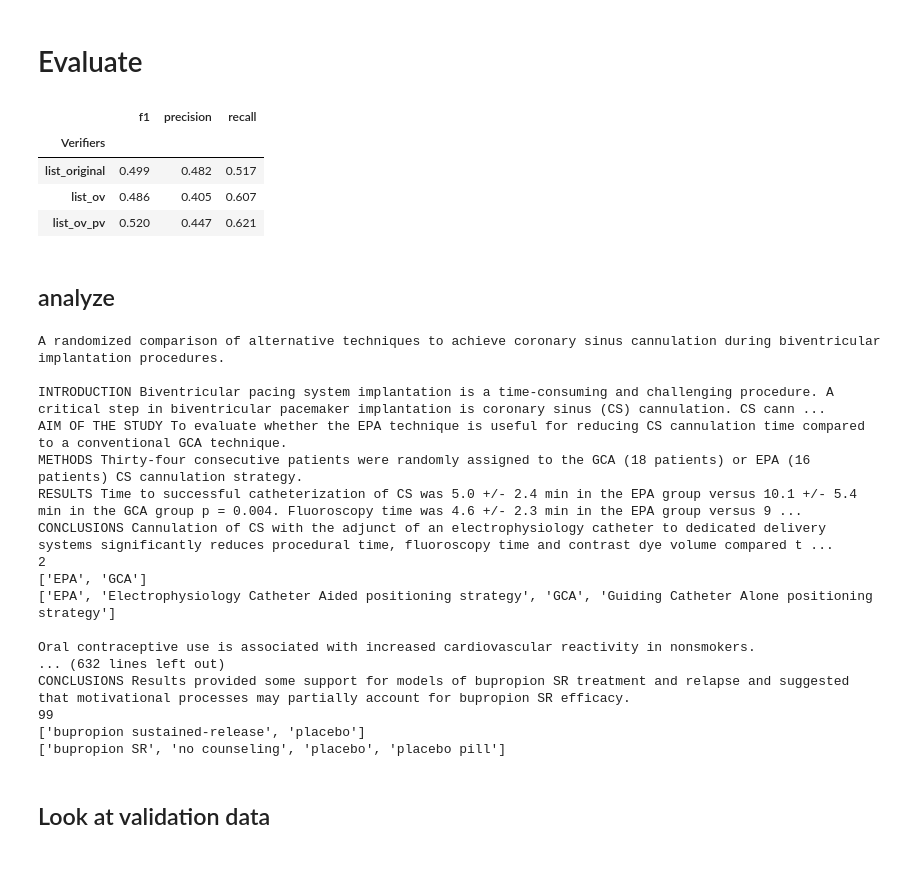
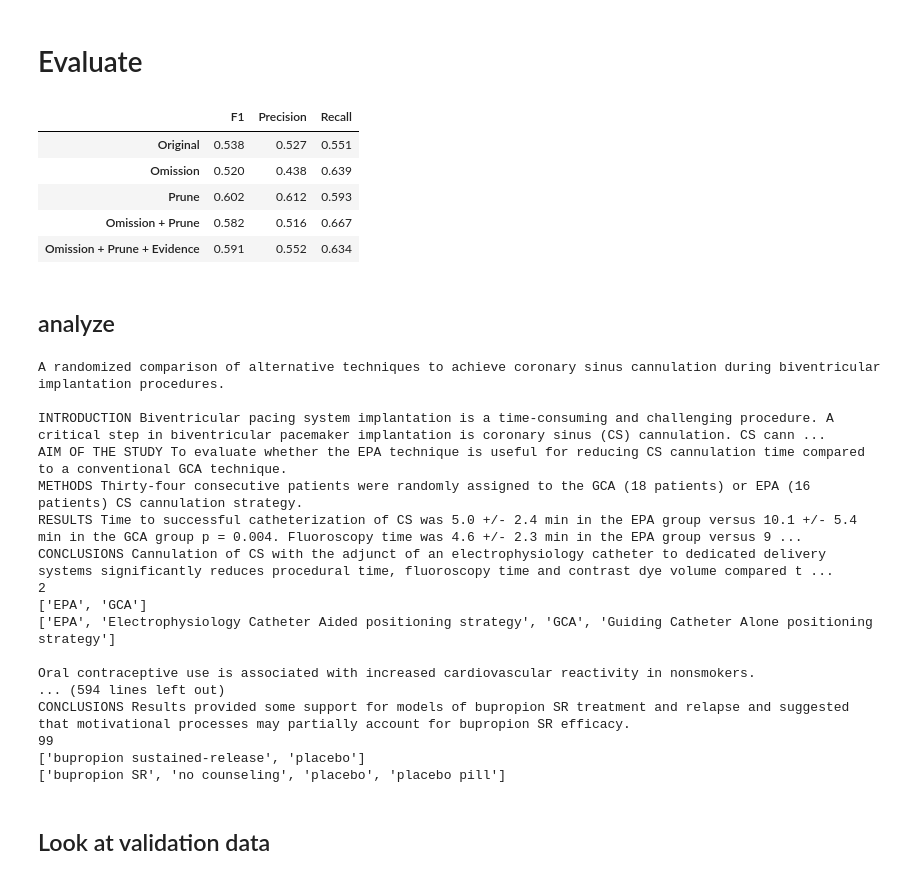
Before and after one commit to microsoft/clinical-self-verification, a Jupyter notebook: notebooks/02_ebm.ipynb, the cells around one changed output. Saved outputs shown, nothing was run; the diff lists cells and outputs as text; code cells hidden in the pictures.

```diff
--- a/notebooks/02_ebm.ipynb
+++ b/notebooks/02_ebm.ipynb
@@ -48,21 +48,20 @@ r["list_ov"] = [
     for i in tqdm(range(n))
 ]
 
-
-# r["list_pv"] = [
-#     pv(dfe.iloc[i]["doc"], bullet_list=r["list_original"][i], llm=llm)
-#     for i in tqdm(range(n))
-# ]
+r["list_pv"] = [
+    pv(dfe.iloc[i]["doc"], bullet_list=r["list_original"][i], llm=llm)
+    for i in tqdm(range(n))
+]
 
 r["list_ov_pv"] = [
     pv(dfe.iloc[i]["doc"], bullet_list=r["list_ov"][i], llm=llm) for i in tqdm(range(n))
 ]
 
-# r["dict_evidence_ov_pv_ev"] = [
-#     ev(dfe.iloc[i]["doc"], bullet_list=r["list_ov_pv"][i], llm=llm)
-#     for i in tqdm(range(n))
-# ]
-# r["list_ov_pv_ev"] = [list(r["dict_evidence_ov_pv_ev"][i].keys()) for i in range(n)]
+r["dict_evidence_ov_pv_ev"] = [
+    ev(dfe.iloc[i]["doc"], bullet_list=r["list_ov_pv"][i], llm=llm)
+    for i in tqdm(range(n))
+]
+r["list_ov_pv_ev"] = [list(r["dict_evidence_ov_pv_ev"][i].keys()) for i in range(n)]
 # %% [markdown]
 # Evaluate
 # %%
@@ -77,39 +76,58 @@ for k in ks_list:
             )
             for i in range(len(dfe))
         ]
     )
     mets_dict_single = clin.eval.eval.aggregate_precision_recall(mets_df)
     for k_met in mets_dict_single.keys():
         r[k_met + "___" + k] = mets_dict_single[k_met]
 
 
 
 # show metrics
 row_df = pd.DataFrame(
 pd.Series({k: r[k] for k in r.keys() if "___" in k})
     .round(3)
     # .style.format(precision=3)
     # .background_gradient(cmap="Blues")
 ).T
 # row_df = r[(r.n_shots == 5) * (r.checkpoint == 'text-davinci-003')]
 rc = row_df[[c for c in row_df.columns if '___' in c]]
 # create multindex columns by splitting on '___'
 rc = rc.rename(columns={c: tuple(c.split('___')) for c in rc.columns})
 
 # convert tuple column names to multiindex
 rc.columns = pd.MultiIndex.from_tuples(rc.columns)
 rc = rc.T.reset_index()
 rc = rc.rename(columns={
     'level_0': '',
     'level_1': 'Verifiers',
 }).pivot_table(index='Verifiers', columns='', values=0).round(3)
-rc.style.format(precision=3).background_gradient(cmap='Blues')
+rc.index = [x.replace('list_', '') for x in rc.index.values]
+# rc.style.format(precision=3).background_gradient(cmap='Blues')
+cols = {
+    'f1': 'F1',
+    'precision': 'Precision',
+    'recall': 'Recall',
+}
+rows = {
+    'original': 'Original',
+    'ov': 'Omission',
+    'pv': 'Prune',
+    'ov_pv': 'Omission + Prune',
+    'ov_pv_ev': 'Omission + Prune + Evidence'
+}
+(
+    rc[list(cols.keys())].rename(columns=cols)
+    .loc[list(rows.keys())].rename(index=rows)
+    .style.format(precision=3).background_gradient(cmap='Blues')
+)
 # %% [output]
-|  | f1 | precision | recall |
-| Verifiers |  |  |  |
-| list_original | 0.499 | 0.482 | 0.517 |
-| list_ov | 0.486 | 0.405 | 0.607 |
-| list_ov_pv | 0.520 | 0.447 | 0.621 |
+|  | F1 | Precision | Recall |
+| Original | 0.538 | 0.527 | 0.551 |
+| Omission | 0.520 | 0.438 | 0.639 |
+| Prune | 0.602 | 0.612 | 0.593 |
+| Omission + Prune | 0.582 | 0.516 | 0.667 |
+| Omission + Prune + Evidence | 0.591 | 0.552 | 0.634 |
 # %% [markdown]
 ## analyze
 # %%
@@ -140,7 +158,7 @@ CONCLUSIONS Cannulation of CS with the adjunct of an electrophysiology catheter
 ['EPA', 'Electrophysiology Catheter Aided positioning strategy', 'GCA', 'Guiding Catheter Alone positioning strategy']
 
 Oral contraceptive use is associated with increased cardiovascular reactivity in nonsmokers.
-... (632 lines left out)
+... (594 lines left out)
 CONCLUSIONS Results provided some support for models of bupropion SR treatment and relapse and suggested that motivational processes may partially account for bupropion SR efficacy.
 99
 ['bupropion sustained-release', 'placebo']
```
Also changed, not shown: 6 other files.
